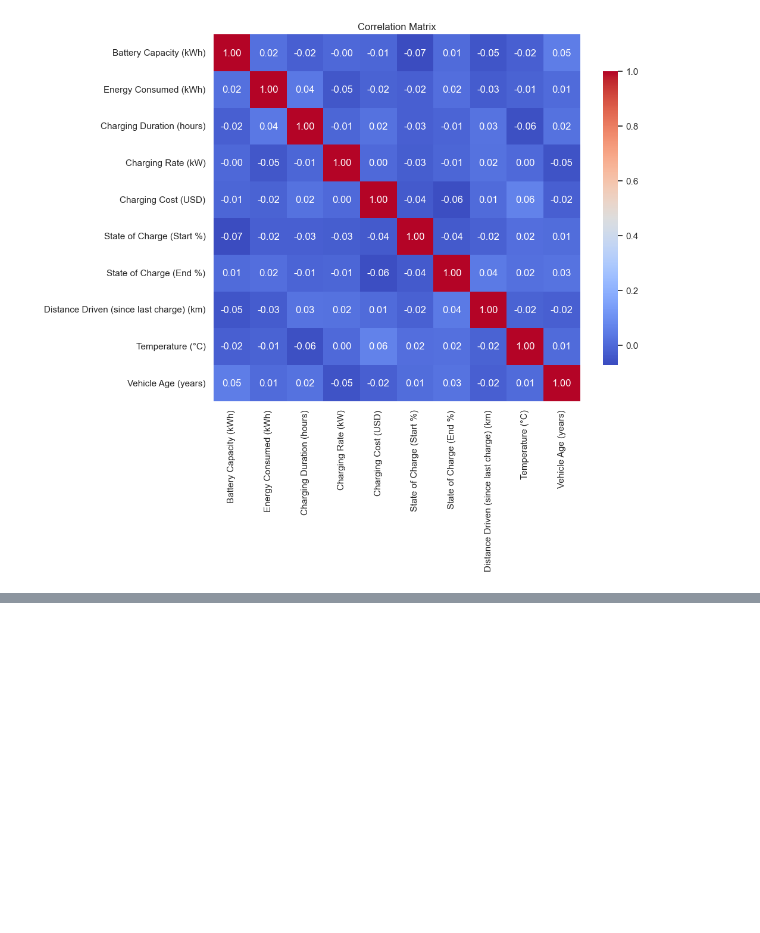
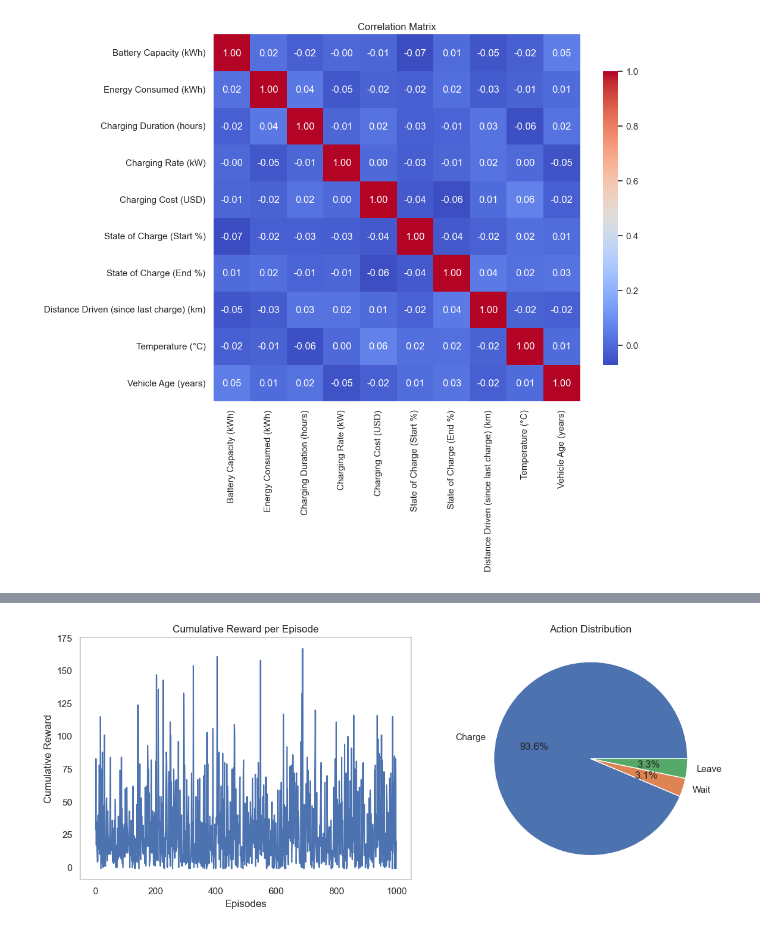
Before and after one commit to SRNTHMZMD/MajorProject-IBM-Machine-Learning-Professional-Certificate, a Jupyter notebook: MajorProject-IBM-Machine-Learning-Professional-Certificate_Vehicle Charging Patterns.ipynb, the cells around one changed output, grey strips where cells are left out. Drawn from its saved outputs; the diff is of its cells as text; code cells hidden in the pictures; blank space fills up the shorter version.

```diff
--- a/MajorProject-IBM-Machine-Learning-Professional-Certificate_Vehicle Charging Patterns.ipynb
+++ b/MajorProject-IBM-Machine-Learning-Professional-Certificate_Vehicle Charging Patterns.ipynb
@@ -319,0 +507,80 @@ plt.show()
+# %%
+import numpy as np
+import matplotlib.pyplot as plt
+
+# Define the environment as a simple grid
+states = ["Charging Point 1", "Charging Point 2", "Charging Point 3"]
+actions = ["Charge", "Wait", "Leave"]
+Q_table = np.zeros((len(states), len(actions)))
+
+# Set parameters
+learning_rate = 0.1
+discount_factor = 0.95
+num_episodes = 1000
+epsilon = 0.1  # Exploration rate
+
+# To track cumulative rewards and action counts
+reward_list = []
+action_counts = {action: 0 for action in actions}  # To count each action taken
+
+# Simulate the environment
+for episode in range(num_episodes):
+    state = np.random.choice(states)  # Randomly select a starting point
+    total_reward = 0  # Initialize total reward for this episode
+    done = False  # Flag to indicate if the episode is finished
+
+    while not done:
+        # Epsilon-greedy action selection
+        if np.random.rand() < epsilon:
+            action = np.random.choice(actions)  # Explore
+        else:
+            action = actions[np.argmax(Q_table[states.index(state)])]  # Exploit
+
+        # Define reward structure
+        if action == "Charge":
+            reward = 1
+        elif action == "Leave":
+            reward = -1
+            done = True  # End the episode when leaving
+        else:
+            reward = 0  # No reward for waiting
+
+        total_reward += reward  # Accumulate total reward
+        action_counts[action] += 1  # Count this action
+
+        # Transition to the next state
+        next_state = np.random.choice(states)
+
+        # Update Q-table
+        Q_table[states.index(state), actions.index(action)] += \
+            learning_rate * (reward + discount_factor * np.max(Q_table[states.index(next_state), :]) - \
+            Q_table[states.index(state), actions.index(action)])
+
+        state = next_state  # Move to the next state
+
+    # Append total reward to list
+    reward_list.append(total_reward)
+
+# Print final Q-table
+print("\nFinal Q-table:")
+print(Q_table)
+
+# Plotting cumulative rewards over episodes
+plt.figure(figsize=(12, 5))
+
+# Line plot for cumulative rewards
+plt.subplot(1, 2, 1)
+plt.plot(range(num_episodes), reward_list)
+plt.xlabel('Episodes')
+plt.ylabel('Cumulative Reward')
+plt.title('Cumulative Reward per Episode')
+plt.grid()
+
+# Pie chart for action distribution
+plt.subplot(1, 2, 2)
+plt.pie(action_counts.values(), labels=action_counts.keys(), autopct='%1.1f%%')
+plt.title('Action Distribution')
+
+plt.tight_layout()
+plt.show()
+# %% [output]
@@ -319,0 +591 @@ plt.show()
+[figure, added]
```
Also changed, not shown: parts of 19 cells of this notebook.
